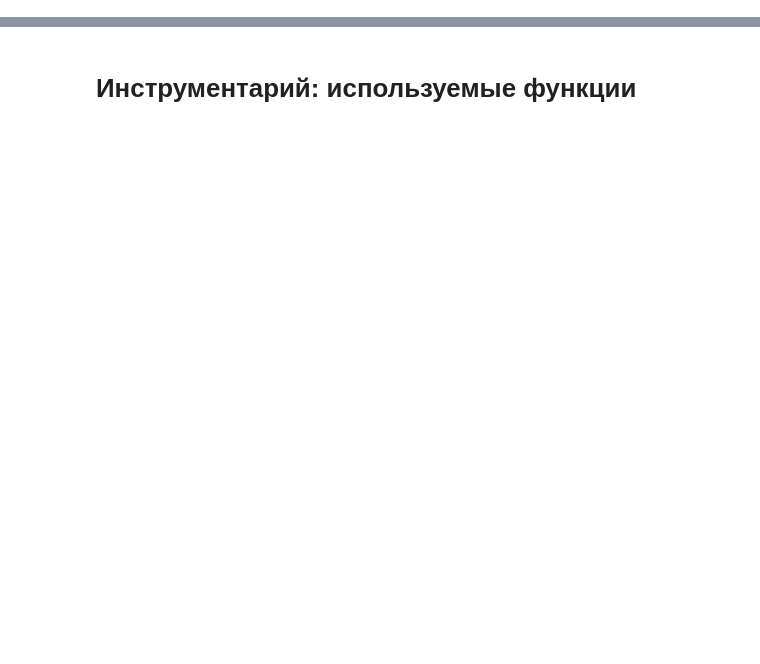
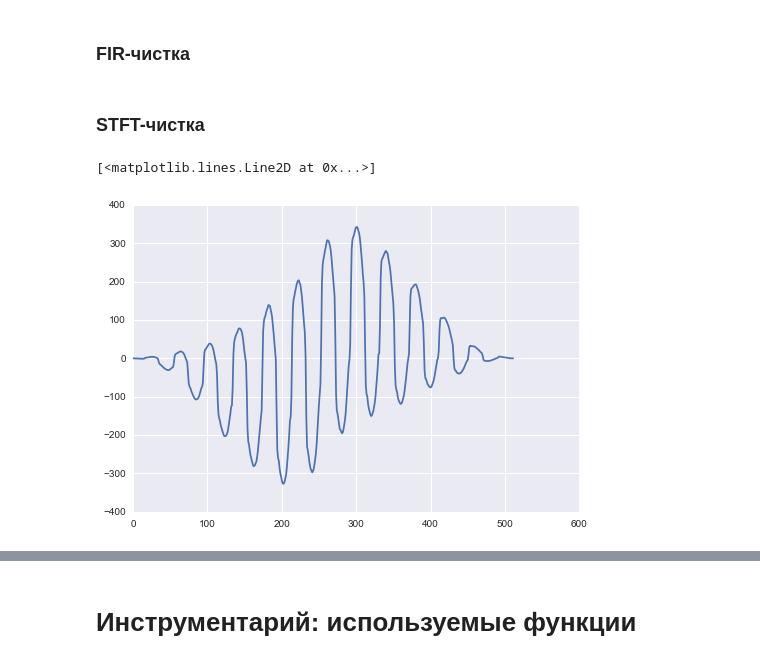
Before and after one commit to aksholokhov/mipt-cardiomed, a Jupyter notebook: stage2.ipynb, the cells around one changed output, grey strips where cells are left out. Cells and saved outputs as stored; diff of their text form; code cells hidden in the pictures; blank space fills up the shorter version.

```diff
--- a/stage2.ipynb
+++ b/stage2.ipynb
@@ -63,0 +26,7 @@ files = [readSignalFromFile(file_name).sig1 for file_name in file_names]
+# %%
+files = [19, 20, 21, 24, 25, 28]
+data = [pd.read_csv("../children/children_accepted_part/"+str(i)+".csv").sig1 for i in files]
+
+rfft_data = []
+for d in data:
+    rfft_data.append(np.abs(rfft(d[0:524288]))/524288)
@@ -63,0 +81,2 @@ files = [readSignalFromFile(file_name).sig1 for file_name in file_names]
+# %% [markdown]
+### FIR-чистка
@@ -63,0 +94,9 @@ files = [readSignalFromFile(file_name).sig1 for file_name in file_names]
+# %% [markdown]
+### STFT-чистка
+# %%
+half_cos = np.array([np.cos(2*np.pi*x/512.) + 1 for x in range(-256, 256)])
+plt.plot(np.array(data[0][19800:20312])*half_cos)
+#plt.plot(half_cos)
+# %% [output]
+[<matplotlib.lines.Line2D at 0x...>]
+[figure, added]
```
Also changed, not shown: parts of 63 cells of this notebook.
